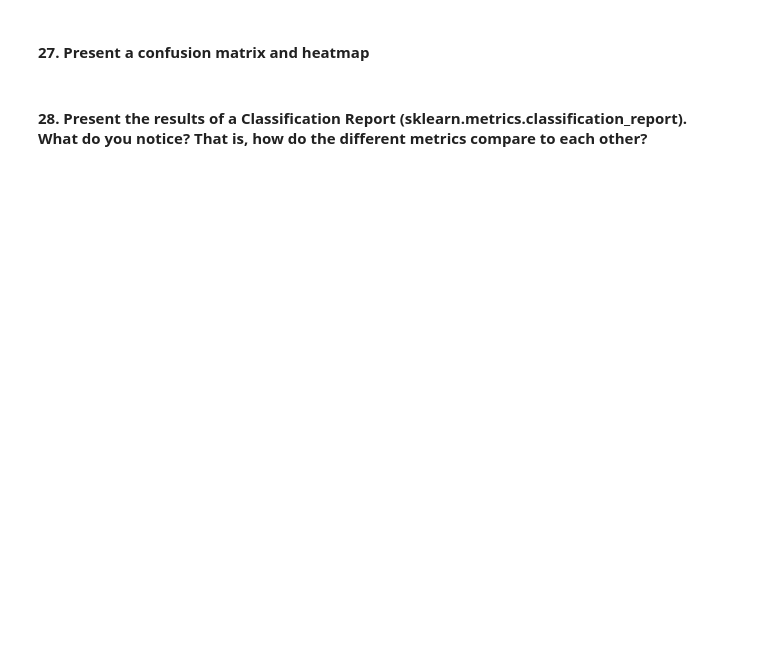
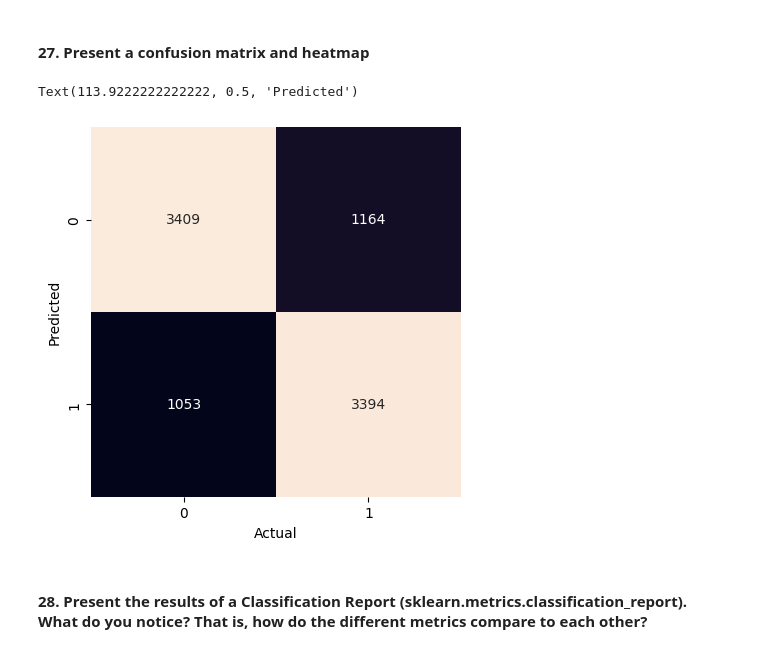
Before and after one commit to cnmi-ds-22/tanickell___Data-Science-Portfolio-C22, a Jupyter notebook: Modules/Module_1_Intro_to_DS_and_Naive_Bayes/Projects/Instructions/Project.1-Transactions/Project.1-Pass-06.ipynb, the cells around one changed output. Drawn from its saved outputs; the diff is of its cells as text; code cells hidden in the pictures; blank space fills up the shorter version.

```diff
--- a/Modules/Module_1_Intro_to_DS_and_Naive_Bayes/Projects/Instructions/Project.1-Transactions/Project.1-Pass-06.ipynb
+++ b/Modules/Module_1_Intro_to_DS_and_Naive_Bayes/Projects/Instructions/Project.1-Transactions/Project.1-Pass-06.ipynb
@@ -784,4 +1013,19 @@ The training data is very skewed towards non-successful transactions (about 90%
 # %% [markdown]
 #### 27. Present a confusion matrix and heatmap
+# %%
+# Display a confusion matrix of final result of y_test and y_pred
+matrix = metrics.confusion_matrix(y_test, y_pred)
+sns.heatmap(
+    matrix.T,
+    square = True,
+    annot = True,
+    fmt = 'd',
+    cbar = False
+)
+plt.xlabel('Actual')
+plt.ylabel('Predicted')
+# %% [output]
+Text(113.9222222222222, 0.5, 'Predicted')
+[figure, added]
 # %% [markdown]
 #### 28. Present the results of a Classification Report (sklearn.metrics.classification_report). What do you notice? That is, how do the different metrics compare to each other?
```
Also changed, not shown: parts of 42 cells of this notebook.
